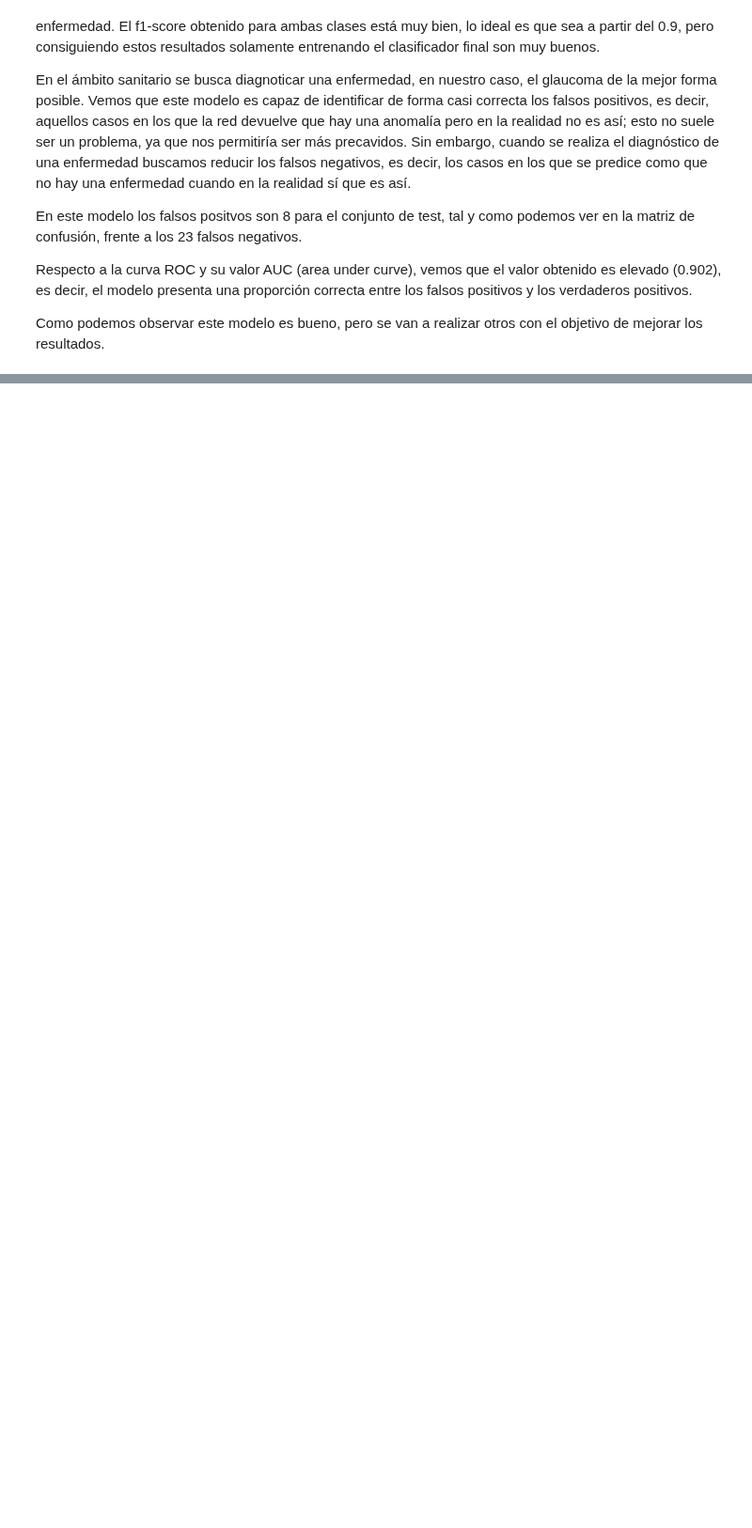
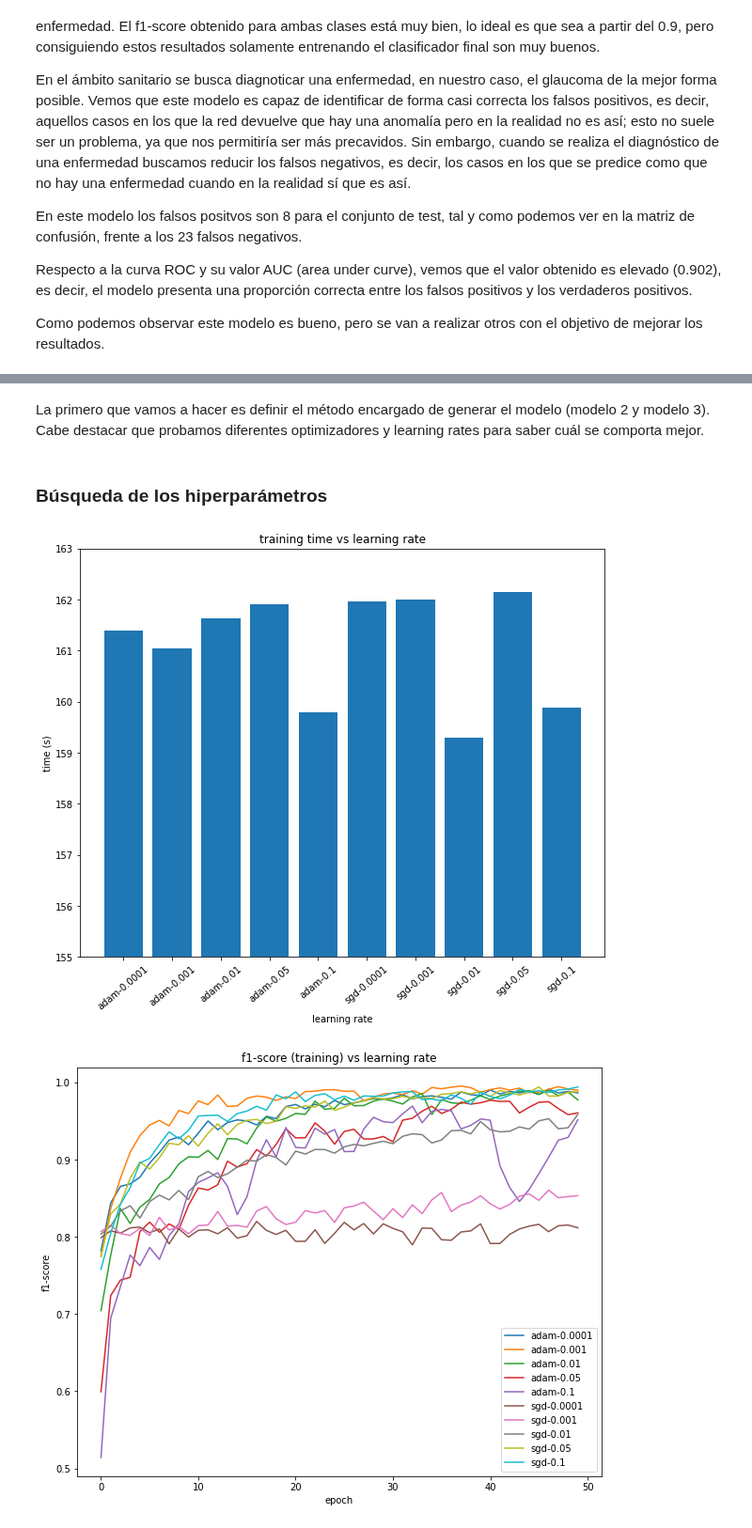
Before and after one commit to mariousm/Data-Science-Master, a Jupyter notebook: 2021-22/SegundoSemestre/DeepLearning/PRA/UbiernaSanMamesMario_PRA.ipynb, the cells around one changed output, grey strips where cells are left out. Shown at 94% size. Saved outputs shown, nothing was run; the diff lists cells and outputs as text; code cells hidden in the pictures; blank space fills up the shorter version.

Commit message:
DL: PRA - Falta discusión del modelo 2

```diff
--- a/2021-22/SegundoSemestre/DeepLearning/PRA/UbiernaSanMamesMario_PRA.ipynb
+++ b/2021-22/SegundoSemestre/DeepLearning/PRA/UbiernaSanMamesMario_PRA.ipynb
@@ -528,6 +528,13 @@ def gridSearch(optimizers, learning_rates, epochs, type_model="base"):
 
       if type_model == "base":
         model_gridsearch_clas = build_base_model(optimizer=opt, learning_rate=lr)
+
+      elif type_model == "partial":
+        model_base = load_model("/content/drive/MyDrive/practica_DL_UOC_2022/models/Fold0/model1/model_EP69_OPsgd_LR0.001.pickle", custom_objects={"get_f1": get_f1})
+        model_gridsearch_clas = unfreeze_model(model=model_base,
+                                               optimizer=opt,
+                                               learning_rate=lr,
+                                               type_model=type_model)
 
       estimator_gridsearch_clas = model_gridsearch_clas.fit(
           X_train,
@@ -575,6 +582,8 @@ def get_plots(legend, training_times, training_f1, validating_f1, type_model="ba
   fig, axis = plt.subplots(nrows=1, ncols=1, figsize=(10,8))
   plt.bar(legend, training_times)
   if type_model == "base": plt.ylim(90, 96)
+  if type_model == "partial": plt.ylim(155, 163)
+  if type_model == "total": plt.ylim(155, 200)
   plt.xticks(rotation="40")
   plt.title("training time vs learning rate")
   plt.ylabel("time (s)")
@@ -758,0 +772,2 @@ Como podemos observar este modelo es bueno, pero se van a realizar otros con el
+# %% [markdown]
+La primero que vamos a hacer es definir el método encargado de generar el modelo (modelo 2 y modelo 3). Cabe destacar que probamos diferentes optimizadores y learning rates para saber cuál se comporta mejor.
@@ -758,0 +800,21 @@ Como podemos observar este modelo es bueno, pero se van a realizar otros con el
+# %% [markdown]
+### Búsqueda de los hiperparámetros
+# %%
+# Definición de los hiperparámetros
+optimizers = ["adam", "sgd"]
+learning_rates = [0.0001, 0.001, 0.01, 0.05, 0.1]
+epochs = 50
+# %%
+training_times, training_f1, validating_f1 = gridSearch(optimizers=optimizers,
+                                                        learning_rates=learning_rates,
+                                                        epochs=epochs,
+                                                        type_model="partial")
+# %%
+get_plots(legend=legend,
+          training_times=training_times,
+          training_f1=training_f1,
+          validating_f1=validating_f1,
+          type_model="partial")
+# %% [output]
+[figure, added]
+[figure, added]
```
Also changed, not shown: parts of 22 cells of this notebook.
